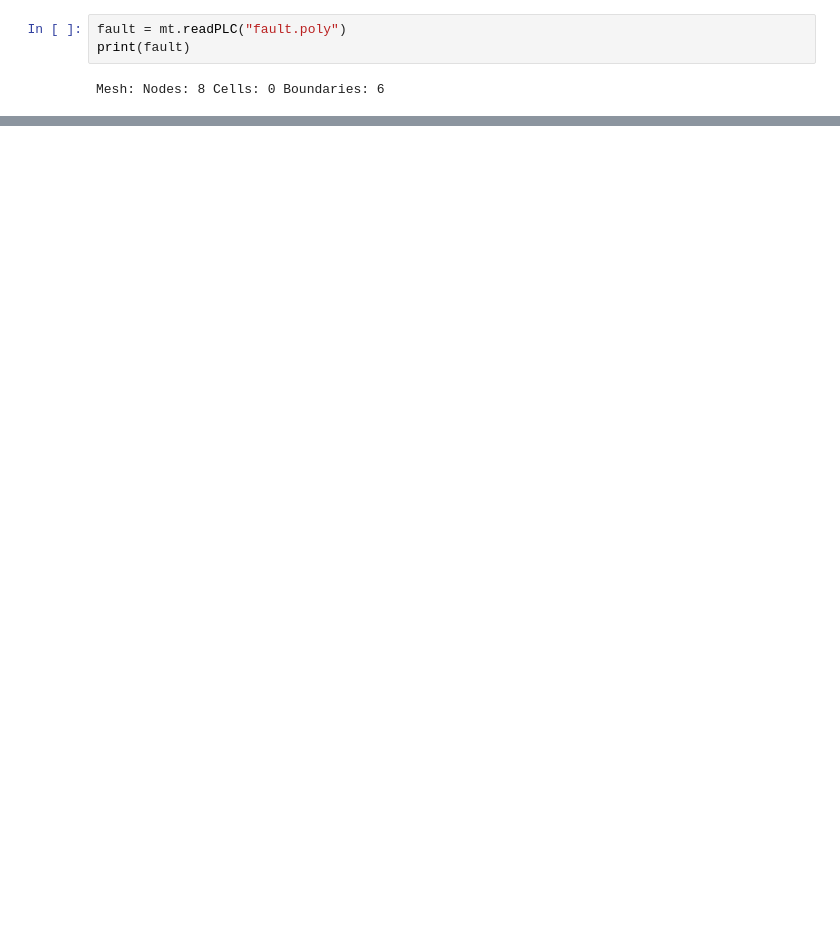
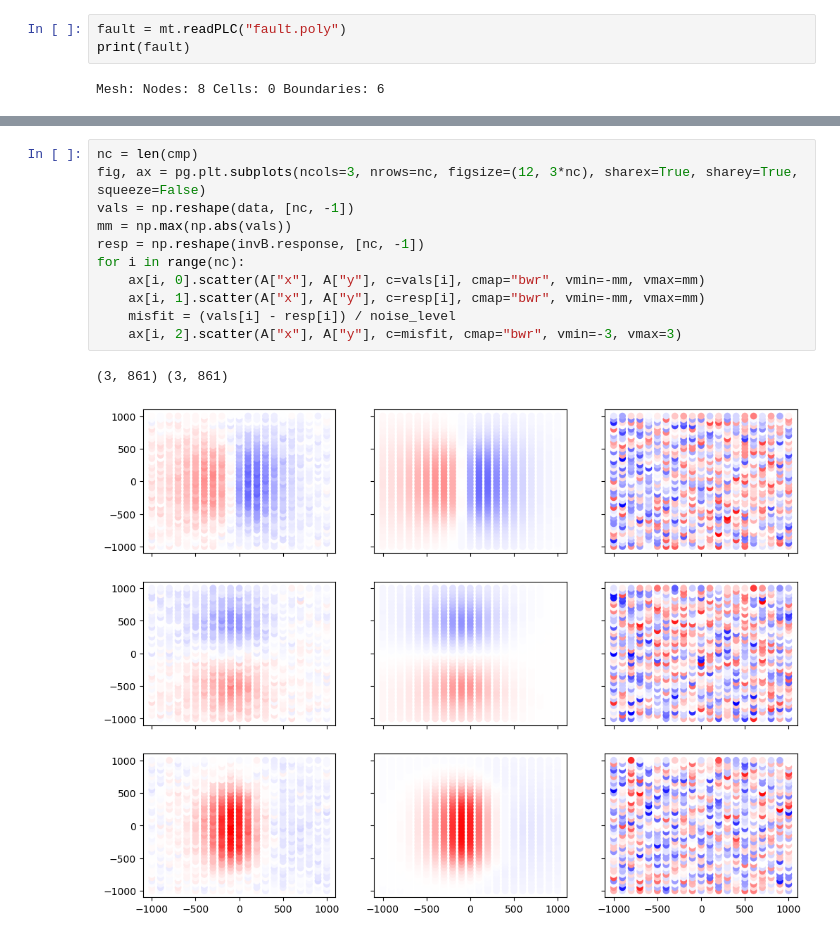
Before and after one commit to gimli-org/notebooks, a Jupyter notebook: Magnetics/faultInv.ipynb, the cells around one changed output, grey strips where cells are left out. Saved outputs shown, nothing was run; the diff lists cells and outputs as text; blank space fills up the shorter version.

```diff
--- a/Magnetics/faultInv.ipynb
+++ b/Magnetics/faultInv.ipynb
@@ -139,3 +137,17 @@ Widget(value="<iframe src='http://localhost:65111/index.html?ui=P_0x263eac4bfd0_
+# %%
+nc = len(cmp)
+fig, ax = pg.plt.subplots(ncols=3, nrows=nc, figsize=(12, 3*nc), sharex=True, sharey=True, squeeze=False)
+vals = np.reshape(data, [nc, -1])
+mm = np.max(np.abs(vals))
+resp = np.reshape(invB.response, [nc, -1])
+for i in range(nc):
+    ax[i, 0].scatter(A["x"], A["y"], c=vals[i], cmap="bwr", vmin=-mm, vmax=mm)
+    ax[i, 1].scatter(A["x"], A["y"], c=resp[i], cmap="bwr", vmin=-mm, vmax=mm)
+    misfit = (vals[i] - resp[i]) / noise_level
+    ax[i, 2].scatter(A["x"], A["y"], c=misfit, cmap="bwr", vmin=-3, vmax=3)
+# %% [output]
+(3, 861) (3, 861)
+[figure, added]
 # %%
 sli = mt.extract2dSlice(grid, normal="x")
 fig, ax = plt.subplots(1, 2, figsize=(10, 5))
```
Also changed, not shown: parts of 13 cells of this notebook.
